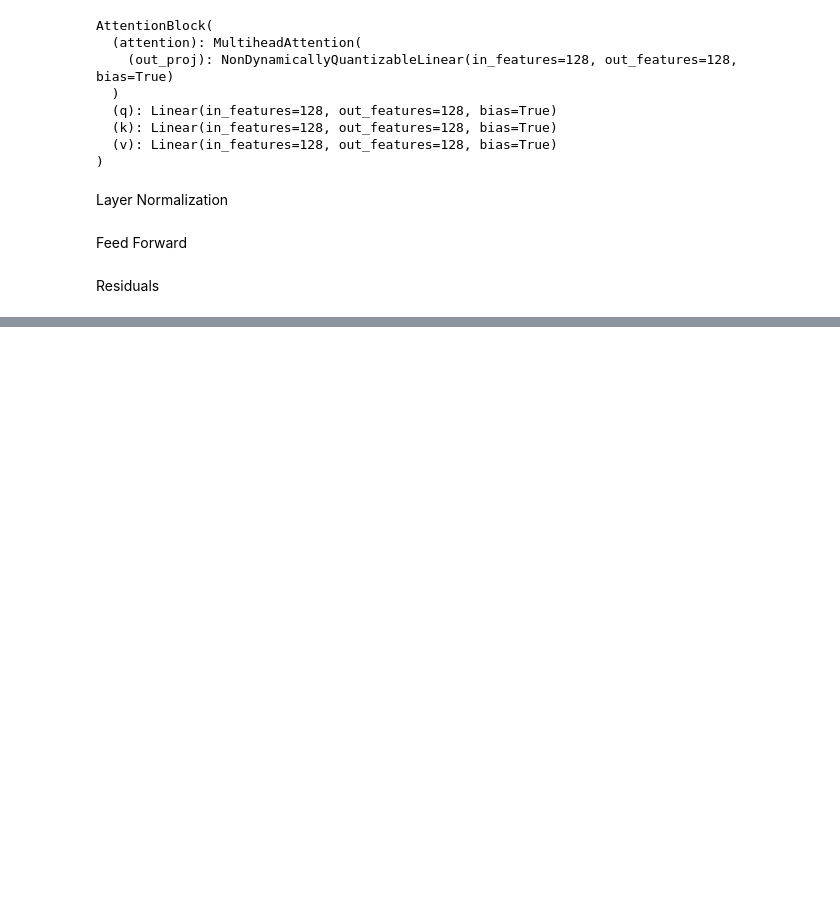
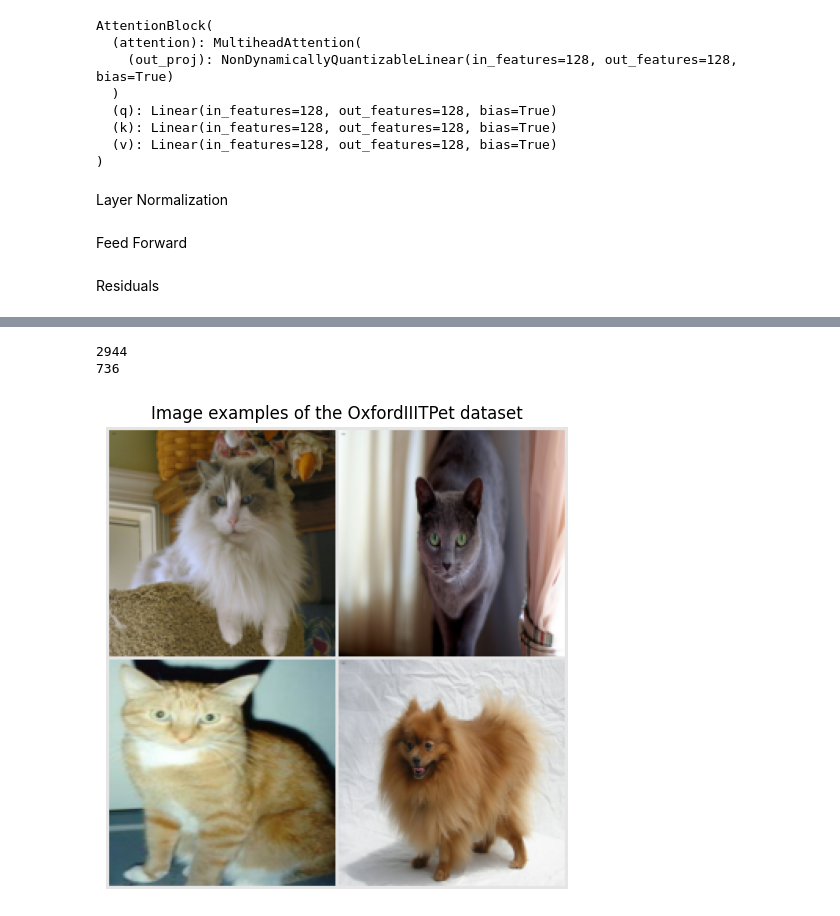
Before and after one commit to SonnetSaif/vision-transformer-from-scratch_PyTorch, a Jupyter notebook: vision_transformer_PyTorch.ipynb, the cells around one changed output, grey strips where cells are left out. Cells and saved outputs as stored; diff of their text form; code cells hidden in the pictures; blank space fills up the shorter version.

```diff
--- a/vision_transformer_PyTorch.ipynb
+++ b/vision_transformer_PyTorch.ipynb
@@ -238 +237,31 @@ tensor([[ 0.2854, -0.1852,  0.2888,  0.1892, -0.4187,  0.1629, -0.6740, -0.4691,
        grad_fn=<AddmmBackward0>)
+# %%
+from torch.utils.data import DataLoader
+from torch.utils.data import random_split
+
+train_split = int(0.8 * len(dataset))
+train, test = random_split(dataset, [train_split, len(dataset) - train_split])
+
+train_loader = DataLoader(train, batch_size=32, shuffle=True)
+test_loader = DataLoader(test, batch_size=32, shuffle=True)
+
+print(len(train_loader.dataset))
+print(len(test_loader.dataset))
+# %% [output]
+2944
+736
+# %%
+# Visualize some examples
+NUM_IMAGES = 4
+examples = torch.stack([test[idx][0] for idx in range(NUM_IMAGES)], dim=0)
+img_grid = torchvision.utils.make_grid(examples, nrow=2, normalize=True, pad_value=0.9)
+img_grid = img_grid.permute(1, 2, 0)
+
+plt.figure(figsize=(6, 6))
+plt.title("Image examples of the OxfordIIITPet dataset")
+plt.imshow(img_grid)
+plt.axis("off")
+plt.show()
+plt.close()
+# %% [output]
+[figure, added]
```
Also changed, not shown: parts of 7 cells of this notebook.
